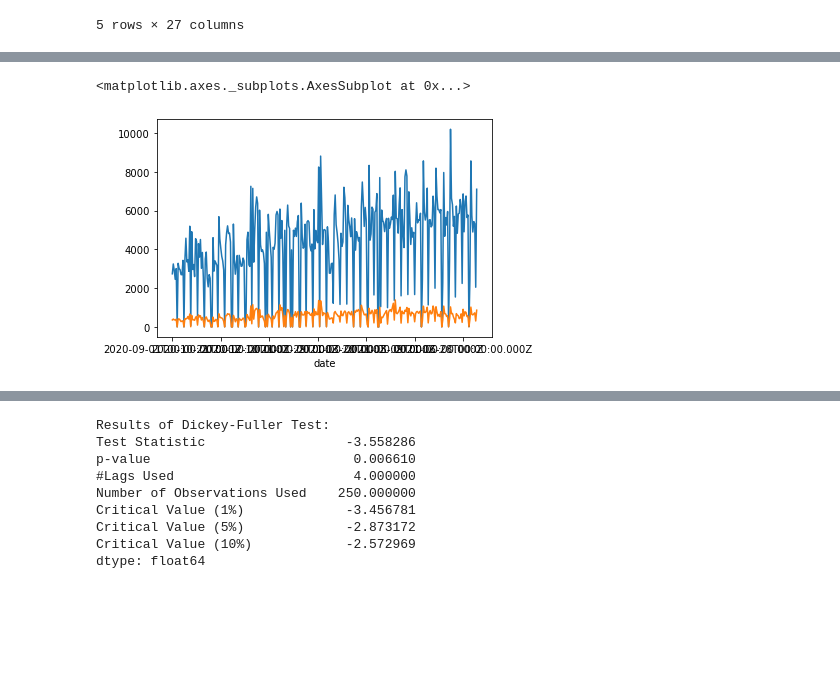
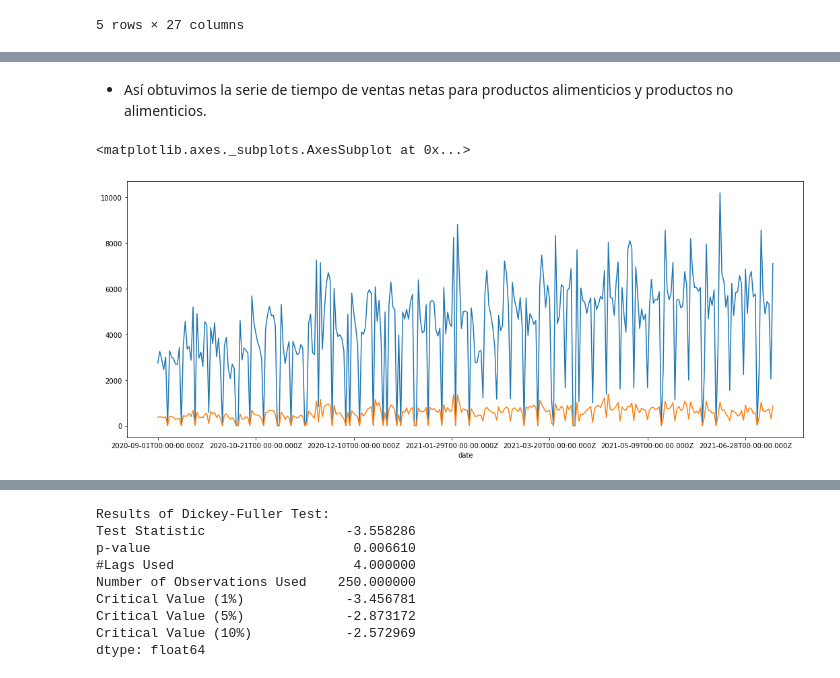
Before and after one commit to zerodarkzone/AdvancedMethodsDataAnalysisClassGrupo4202119, a Jupyter notebook: Exercises/Proyecto1-TimeSeries.ipynb, the cells around one changed output, grey strips where cells are left out. Drawn from its saved outputs; the diff is of its cells as text; code cells hidden in the pictures; blank space fills up the shorter version.

```diff
--- a/Exercises/Proyecto1-TimeSeries.ipynb
+++ b/Exercises/Proyecto1-TimeSeries.ipynb
@@ -94,6 +66,11 @@ df_no_alimentos.groupby('date')['demand'].sum().plot()
-# %%
-df_alimentos.groupby('date')['demand'].sum().plot()
-df_no_alimentos.groupby('date')['demand'].sum().plot()
-# %% [output]
-<matplotlib.axes._subplots.AxesSubplot at 0x...>
-[figure, removed]
+# %% [markdown]
+- Así obtuvimos la serie de tiempo de ventas netas para productos alimenticios y productos no alimenticios.
+# %%
+# Obtener la serie de tiempo de ventas para productos alimenticios.
+df_alimentos.groupby('date')['demand'].sum().plot(figsize=(18,7))
+
+# Obtener la serie de tiempo de ventas para productos no alimenticios.
+df_no_alimentos.groupby('date')['demand'].sum().plot(figsize=(18,7))
+# %% [output]
+<matplotlib.axes._subplots.AxesSubplot at 0x...>
+[figure, added]
```
Also changed, not shown: parts of 51 cells of this notebook.
